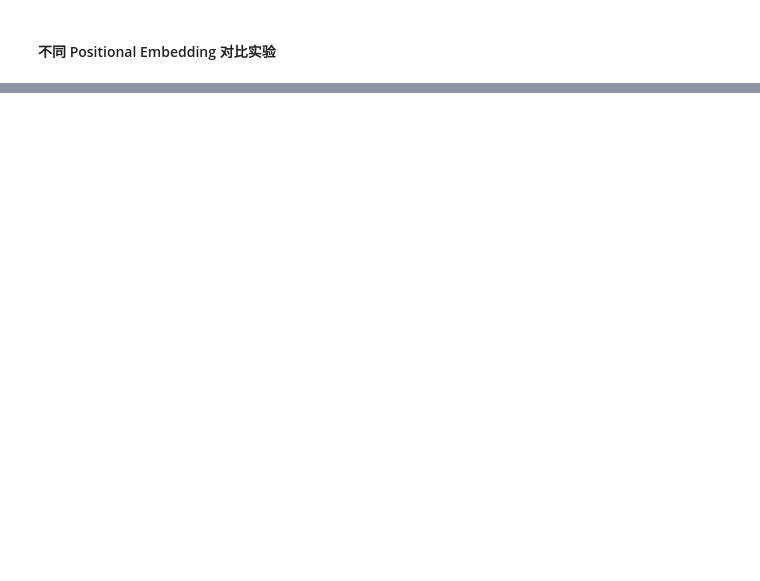
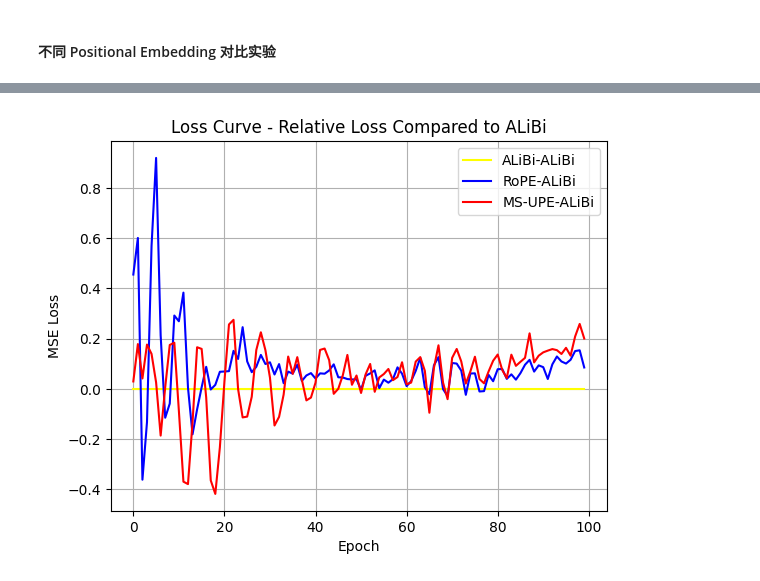
Before and after one commit to Bruce-lhq/looped-transformer-ablation-lab, a Jupyter notebook: Looped_Transformer.ipynb, the cells around one changed output, grey strips where cells are left out. Drawn from its saved outputs; the diff is of its cells as text; code cells hidden in the pictures; blank space fills up the shorter version.

```diff
--- a/Looped_Transformer.ipynb
+++ b/Looped_Transformer.ipynb
@@ -706,0 +803,13 @@ plt.show()
+# %%
+from operator import sub
+plt.plot(list(map(sub, alibi_exp.loss_history, alibi_exp.loss_history)), label='ALiBi-ALiBi', color='yellow')
+plt.plot(list(map(sub, rope_exp.loss_history, alibi_exp.loss_history)), label='RoPE-ALiBi', color='blue')
+plt.plot(list(map(sub, ms_upe_exp.loss_history, alibi_exp.loss_history)), label='MS-UPE-ALiBi', color='red')
+plt.xlabel('Epoch')
+plt.ylabel('MSE Loss')
+plt.title('Loss Curve - Relative Loss Compared to ALiBi')
+plt.grid()
+plt.legend()
+plt.show()
+# %% [output]
+[figure, added]
```
Also changed, not shown: parts of 19 cells of this notebook, 1 other file.
